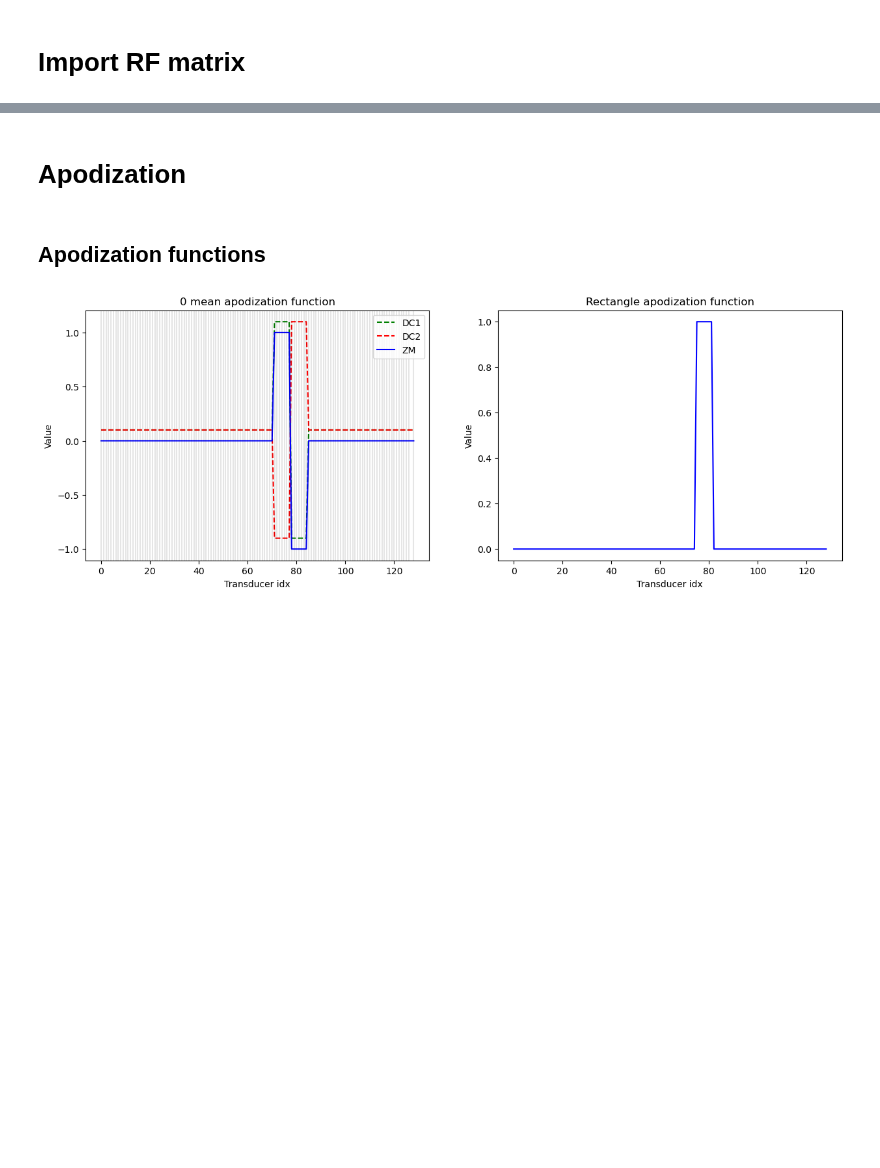
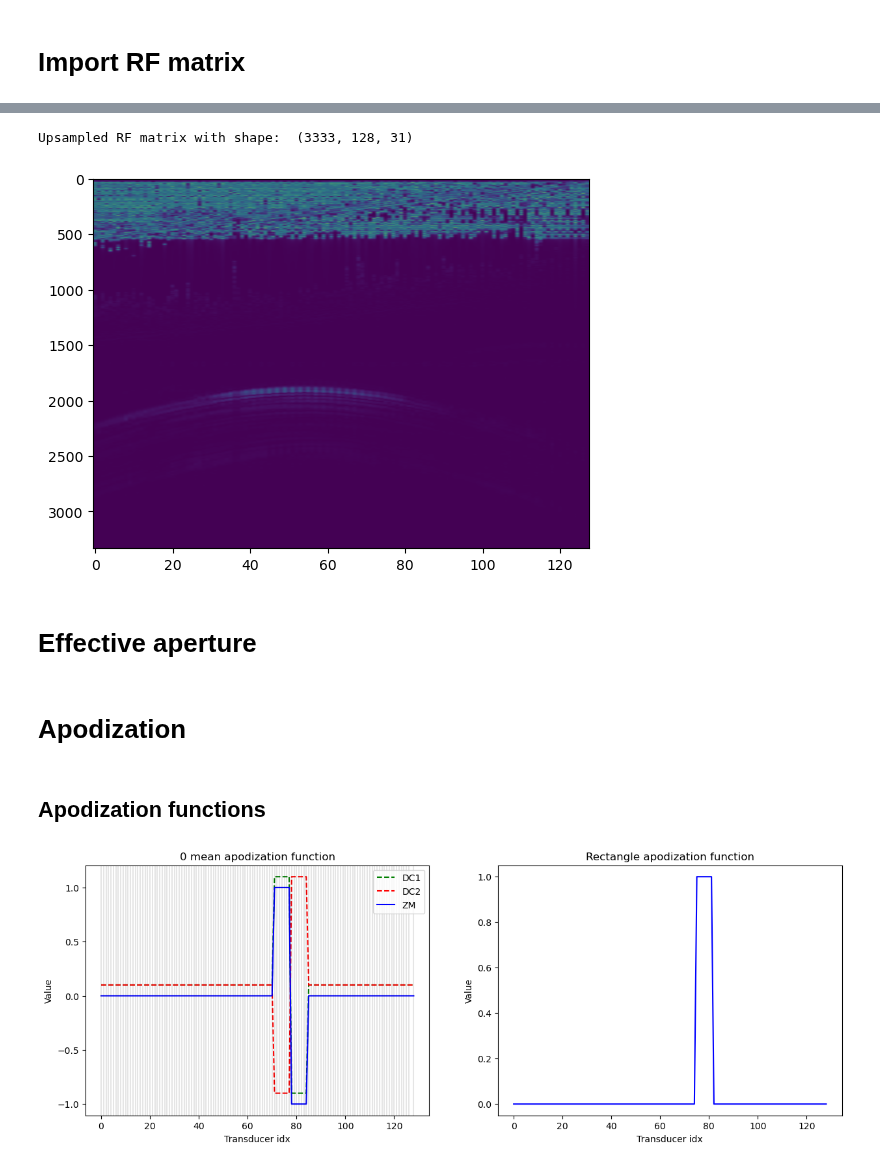
Before and after one commit to MatthieuVAUTRIN/superresolution, a Jupyter notebook: 002_post_processing_real.ipynb, the cells around one changed output, grey strips where cells are left out. Drawn from its saved outputs; the diff is of its cells as text; code cells hidden in the pictures; blank space fills up the shorter version.

```diff
--- a/002_post_processing_real.ipynb
+++ b/002_post_processing_real.ipynb
@@ -84,3 +181,14 @@ rf_matrix_summed = np.load(rf_matrix_path)
+# %%
+if interpolate_data and not using_simulation_data:
+    temp_zero_stuffed = zero_stuffing(rf_matrix_summed, params["simulation"]["interpolation_factor"], params["simulation"]["upsampled_samples"])
+    rf_matrix_summed = get_filtered_matrices(temp_zero_stuffed, params["wave"]["frequency"], params["wave"]["sampling_rate"])
+    print("Upsampled RF matrix with shape: ", rf_matrix_summed.shape)
+    plt.imshow(np.abs(rf_matrix_summed[:,:,0]), aspect='auto', cmap='viridis')
+# %% [output]
+Upsampled RF matrix with shape:  (3333, 128, 31)
+[figure, added]
+# %% [markdown]
+# Effective aperture
 # %%
 @njit()
 def find_object_effective_aperture(current_position, current_depth, aperture, array_length, pitch):
```
Also changed, not shown: parts of 15 cells of this notebook, 4 other files.
